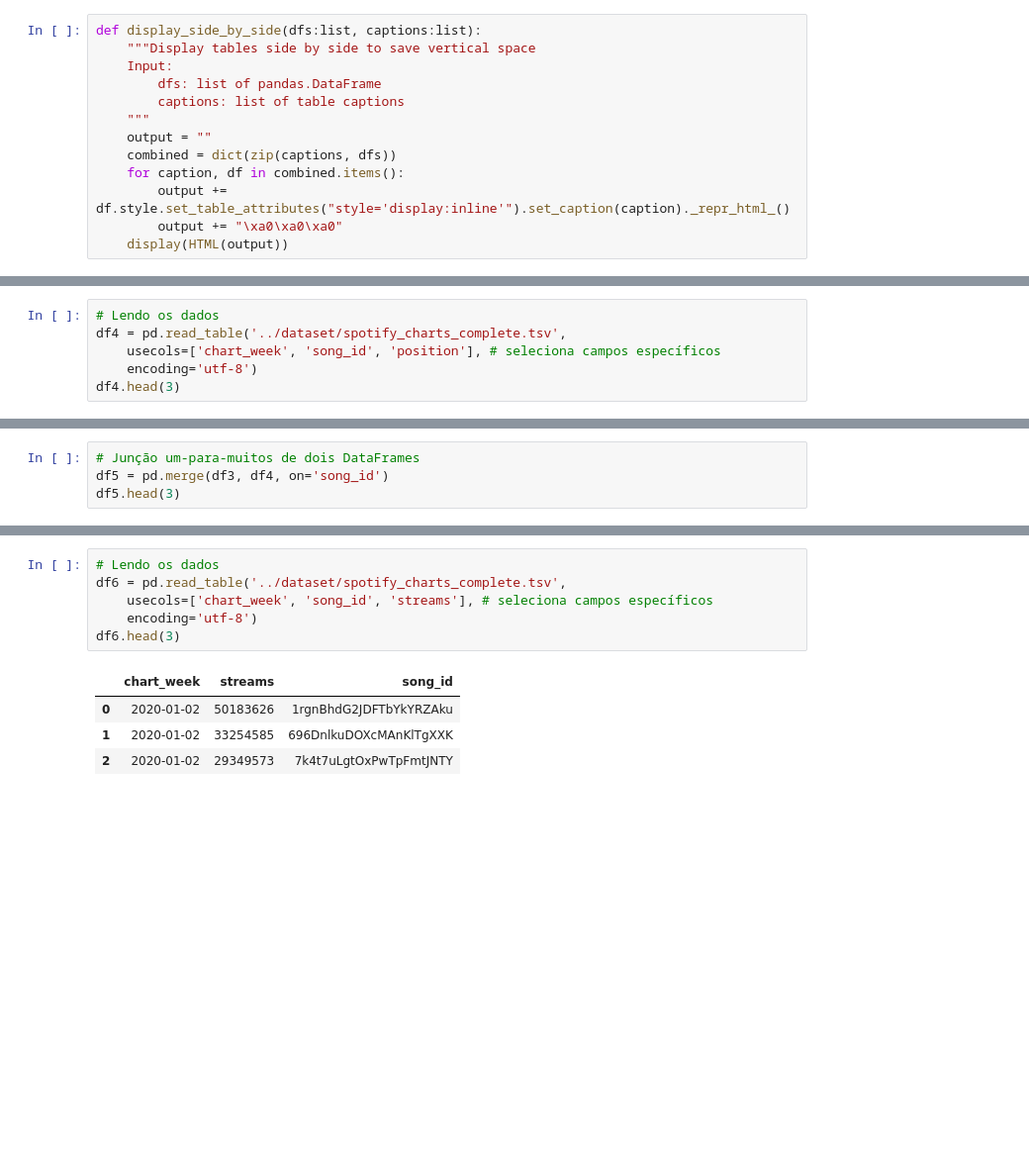
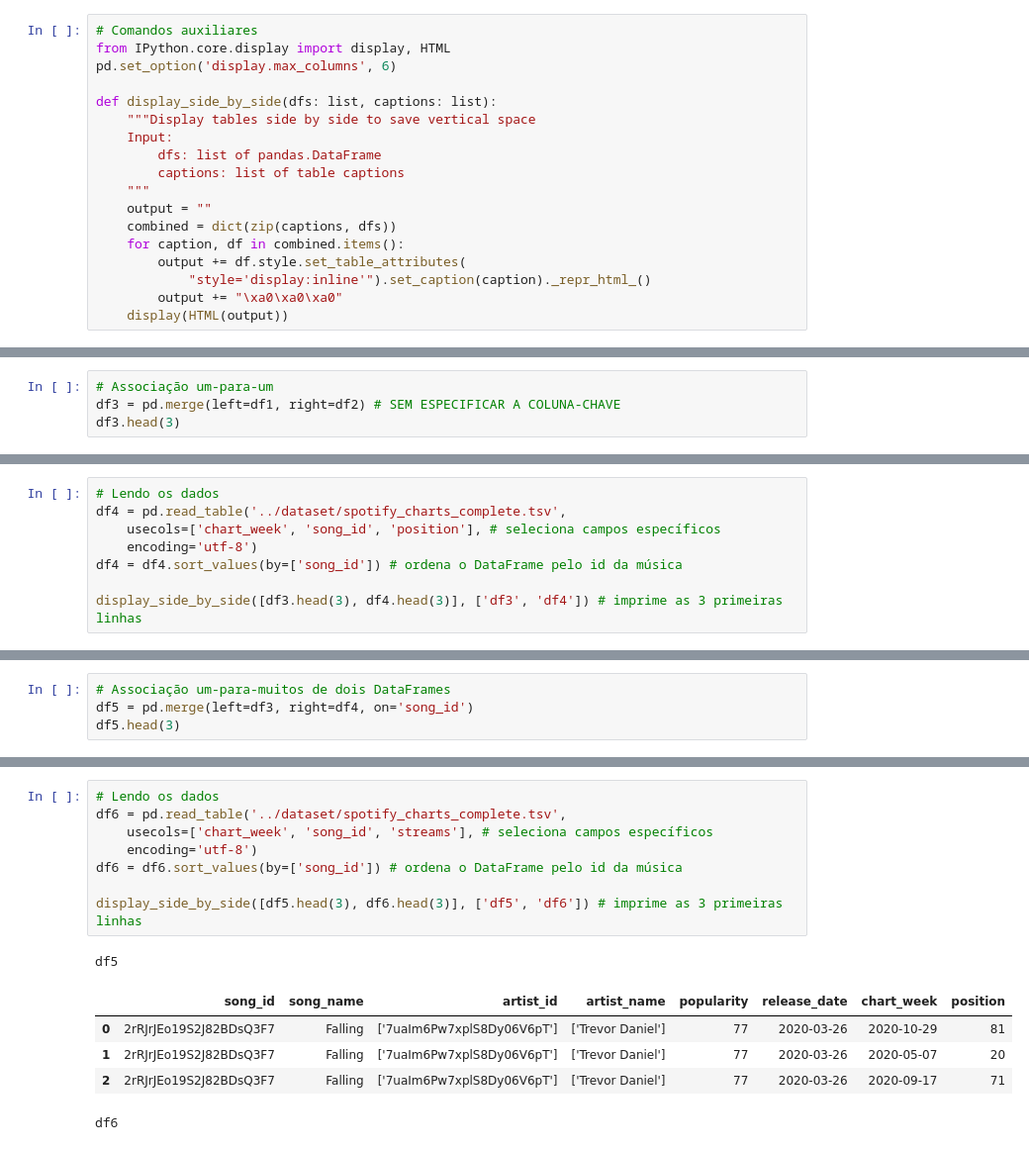
Before and after one commit to opgabriel/jai2021-jupyter, a Jupyter notebook: 4.Transformacao/4.1.Integracao.ipynb, the cells around one changed output, grey strips where cells are left out. Shown at 99% size. Drawn from its saved outputs; the diff is of its cells as text; blank space fills up the shorter version.

```diff
--- a/4.Transformacao/4.1.Integracao.ipynb
+++ b/4.Transformacao/4.1.Integracao.ipynb
@@ -8,5 +4,9 @@ pd.set_option('display.max_columns', 6)
 # %%
-def display_side_by_side(dfs:list, captions:list):
+# Comandos auxiliares
+from IPython.core.display import display, HTML
+pd.set_option('display.max_columns', 6)
+
+def display_side_by_side(dfs: list, captions: list):
     """Display tables side by side to save vertical space
     Input:
         dfs: list of pandas.DataFrame
@@ -15,6 +15,7 @@ def display_side_by_side(dfs:list, captions:list):
     output = ""
     combined = dict(zip(captions, dfs))
     for caption, df in combined.items():
-        output += df.style.set_table_attributes("style='display:inline'").set_caption(caption)._repr_html_()
+        output += df.style.set_table_attributes(
+            "style='display:inline'").set_caption(caption)._repr_html_()
         output += "\xa0\xa0\xa0"
     display(HTML(output))
@@ -66,0 +148,4 @@ O resultado da junção é um único *DataFrame* que combina as informações da
+# %%
+# Associação um-para-um
+df3 = pd.merge(left=df1, right=df2) # SEM ESPECIFICAR A COLUNA-CHAVE
+df3.head(3)
@@ -75,5 +167,7 @@ A junção um-para-muitos é usada quando uma das duas colunas-chave contém mai
 df4 = pd.read_table('../dataset/spotify_charts_complete.tsv',
     usecols=['chart_week', 'song_id', 'position'], # seleciona campos específicos
     encoding='utf-8')
-df4.head(3)
+df4 = df4.sort_values(by=['song_id']) # ordena o DataFrame pelo id da música
+
+display_side_by_side([df3.head(3), df4.head(3)], ['df3', 'df4']) # imprime as 3 primeiras linhas
 # %% [output]
@@ -84,6 +194,6 @@ df4.head(3)
 # %%
-# Junção um-para-muitos de dois DataFrames
-df5 = pd.merge(df3, df4, on='song_id')
+# Associação um-para-muitos de dois DataFrames
+df5 = pd.merge(left=df3, right=df4, on='song_id')
 df5.head(3)
 # %% [output]
 |  | song_id | song_name | artist_id | ... | release_date | chart_week | position |
@@ -102,11 +220,15 @@ Na junção muitos-para-muitos, se a coluna-chave das duas tabelas incluir entra
 # %%
 # Lendo os dados
 df6 = pd.read_table('../dataset/spotify_charts_complete.tsv',
     usecols=['chart_week', 'song_id', 'streams'], # seleciona campos específicos
     encoding='utf-8')
-df6.head(3)
+df6 = df6.sort_values(by=['song_id']) # ordena o DataFrame pelo id da música
+
+display_side_by_side([df5.head(3), df6.head(3)], ['df5', 'df6']) # imprime as 3 primeiras linhas
 # %% [output]
+df5
-|  | chart_week | streams | song_id |
-| 0 | 2020-01-02 | 50183626 | 1rgnBhdG2JDFTbYkYRZAku |
-| 1 | 2020-01-02 | 33254585 | 696DnlkuDOXcMAnKlTgXXK |
-| 2 | 2020-01-02 | 29349573 | 7k4t7uLgtOxPwTpFmtJNTY |
+|  | song_id | song_name | artist_id | artist_name | popularity | release_date | chart_week | position |
+| 0 | 2rRJrJEo19S2J82BDsQ3F7 | Falling | ['7uaIm6Pw7xplS8Dy06V6pT'] | ['Trevor Daniel'] | 77 | 2020-03-26 | 2020-10-29 | 81 |
+| 1 | 2rRJrJEo19S2J82BDsQ3F7 | Falling | ['7uaIm6Pw7xplS8Dy06V6pT'] | ['Trevor Daniel'] | 77 | 2020-03-26 | 2020-05-07 | 20 |
+| 2 | 2rRJrJEo19S2J82BDsQ3F7 | Falling | ['7uaIm6Pw7xplS8Dy06V6pT'] | ['Trevor Daniel'] | 77 | 2020-03-26 | 2020-09-17 | 71 |
+df6
```
Also changed, not shown: parts of 67 cells of this notebook, 6 other files.
